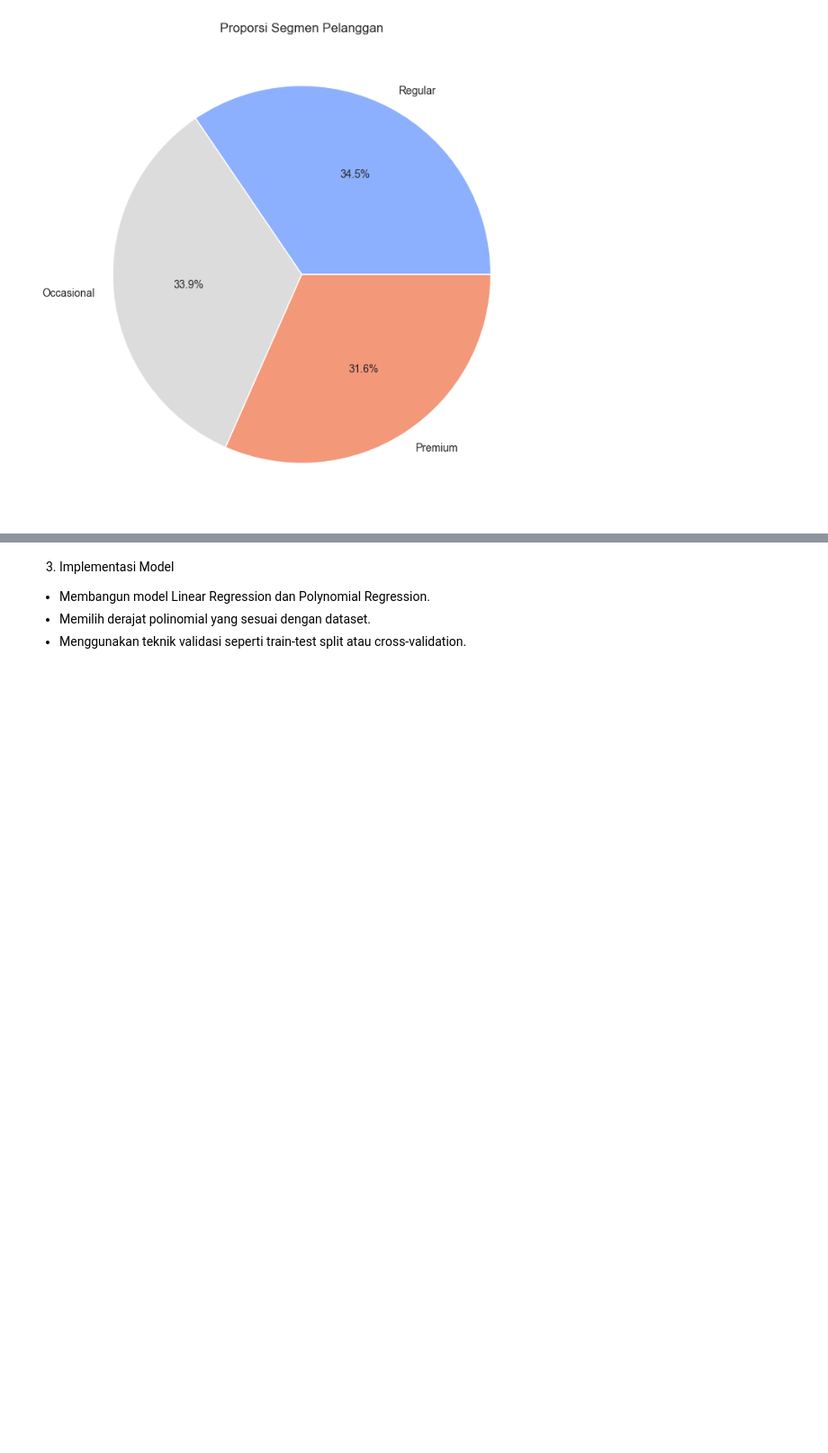
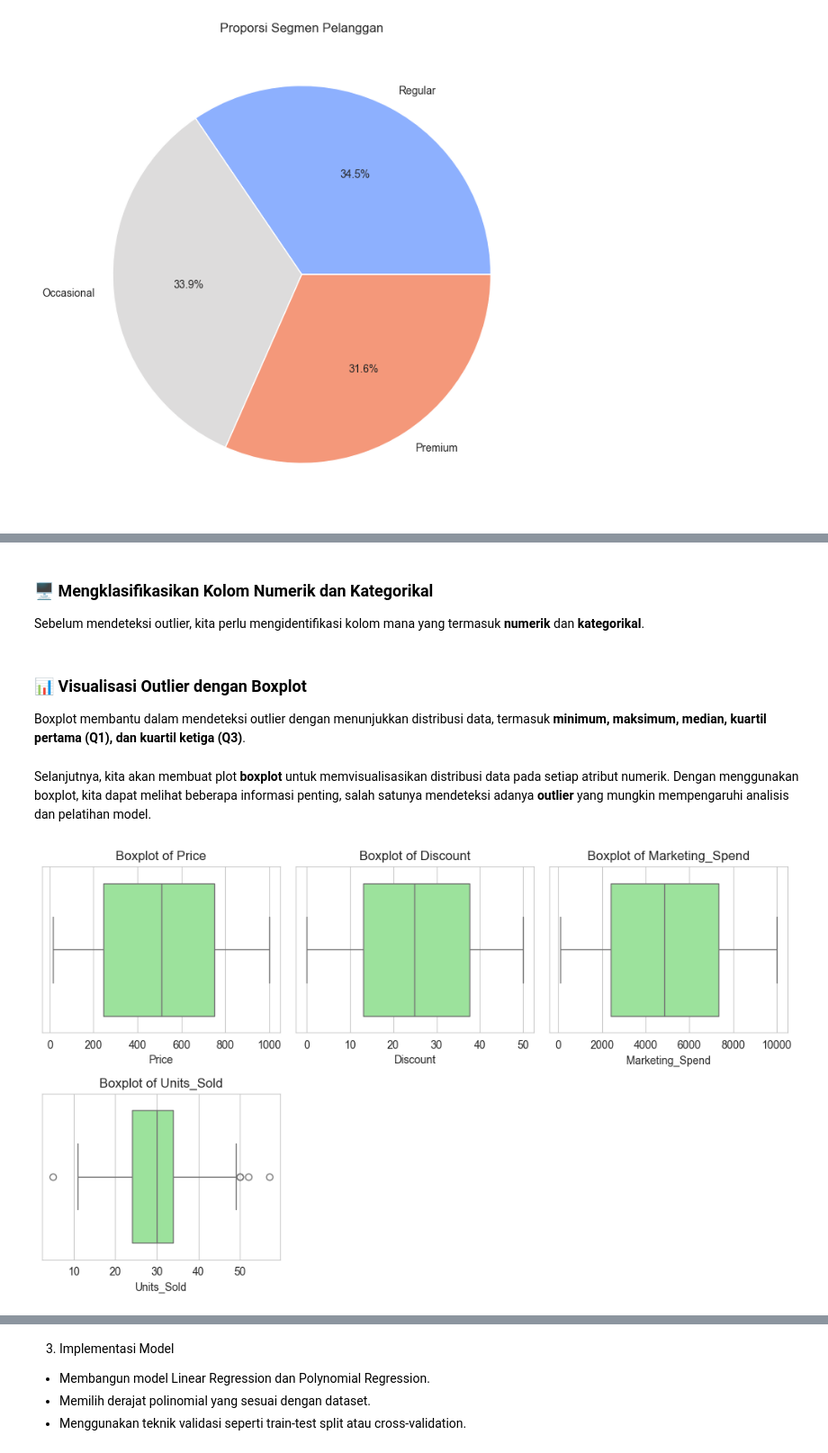
Before and after one commit to Hidayattt24/Kelompok_09_Tugas02_Linear_Regression, a Jupyter notebook: Kelompok09.ipynb, the cells around one changed output, grey strips where cells are left out. Shown at 90% size. Saved outputs shown, nothing was run; the diff lists cells and outputs as text; code cells hidden in the pictures; blank space fills up the shorter version.

Commit message:
Menyelesaikan TODO list kedua yaitu Eksplorasi Data dan Pra-pemrosesan

```diff
--- a/Kelompok09.ipynb
+++ b/Kelompok09.ipynb
@@ -232,0 +270,54 @@ Passing `palette` without assigning `hue` is deprecated and will be removed in v
+# %% [markdown]
+### 🖥️ **Mengklasifikasikan Kolom Numerik dan Kategorikal**
+
+Sebelum mendeteksi outlier, kita perlu mengidentifikasi kolom mana yang termasuk **numerik** dan **kategorikal**.
+# %%
+def classify_columns(df):
+    """
+    Mengklasifikasikan kolom kedalam jenis numerical, dan categorical.
+    """
+    binary_cols = []
+    numerical_cols = []
+    categorical_cols = []
+
+    for col in df.columns:
+        if df[col].dtype in ['int64', 'float64']:
+            numerical_cols.append(col)
+        elif df[col].dtype == 'object' or df[col].dtype.name == 'category':
+            categorical_cols.append(col)
+
+    return numerical_cols, categorical_cols
+
+numerical_cols, categorical_cols = classify_columns(df)
+# %% [markdown]
+### 📊 **Visualisasi Outlier dengan Boxplot**
+
+Boxplot membantu dalam mendeteksi outlier dengan menunjukkan distribusi data, termasuk **minimum, maksimum, median, kuartil pertama (Q1), dan kuartil ketiga (Q3)**.
+# %% [markdown]
+Selanjutnya, kita akan membuat plot **boxplot** untuk memvisualisasikan distribusi data pada setiap atribut numerik. Dengan menggunakan boxplot, kita dapat melihat beberapa informasi penting, salah satunya mendeteksi adanya **outlier** yang mungkin mempengaruhi analisis dan pelatihan model.
+# %%
+def plot_boxplot(df, numerical_cols):
+    """
+    Plot boxplots for numerical features to visualize the distribution and detect outliers.
+    """
+
+    num_plots = len(numerical_cols)
+    num_rows = (num_plots // 3) + (1 if num_plots % 3 != 0 else 0)
+
+    fig, axes = plt.subplots(num_rows, 3, figsize=(10, num_rows * 3))
+    axes = axes.flatten()
+
+    for i, col in enumerate(numerical_cols):
+        sns.boxplot(x=df[col], color='lightgreen', ax=axes[i])
+        axes[i].set_title(f"Boxplot of {col}")
+        axes[i].set_xlabel(col)
+
+    for i in range(num_plots, len(axes)):
+        axes[i].axis('off')
+
+    plt.tight_layout()
+    plt.show()
+
+plot_boxplot(df, numerical_cols)
+# %% [output]
+[figure, added]
```
Also changed, not shown: parts of 18 cells of this notebook.
